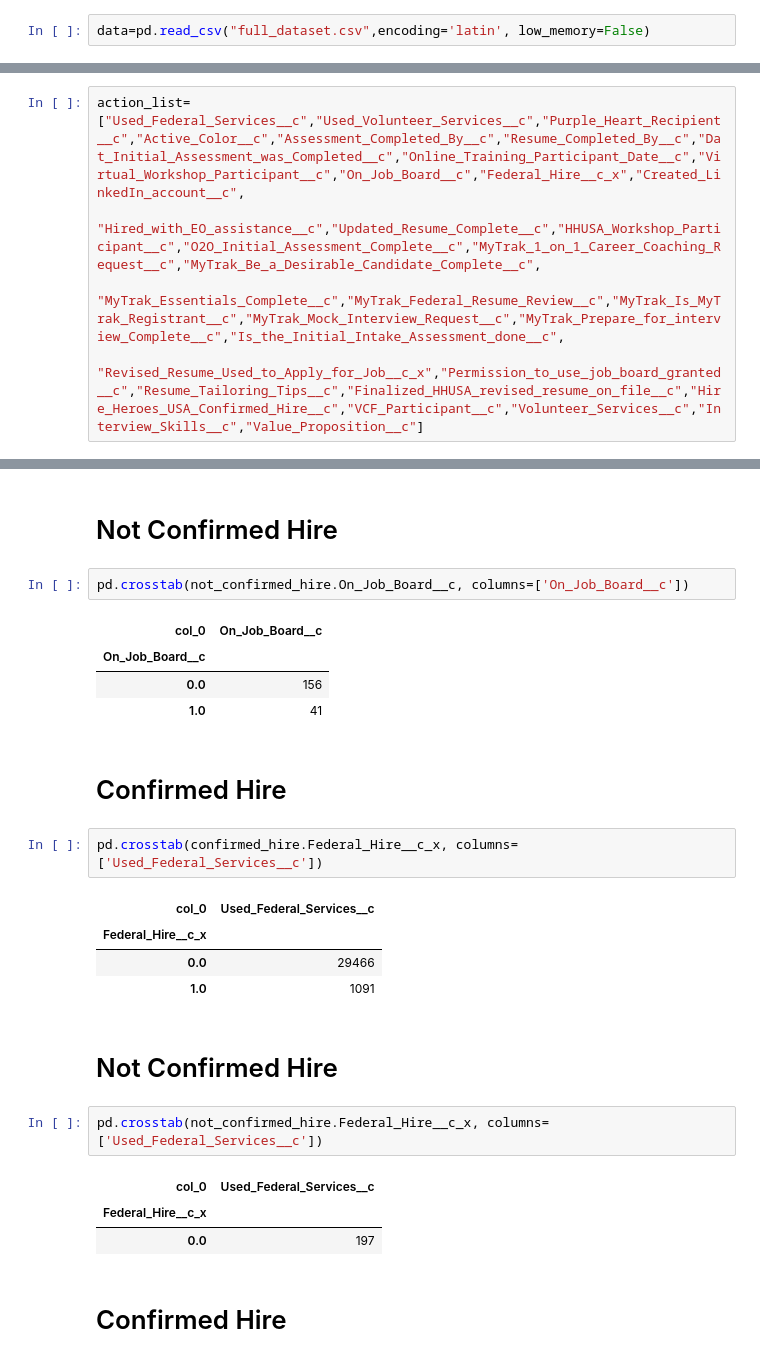
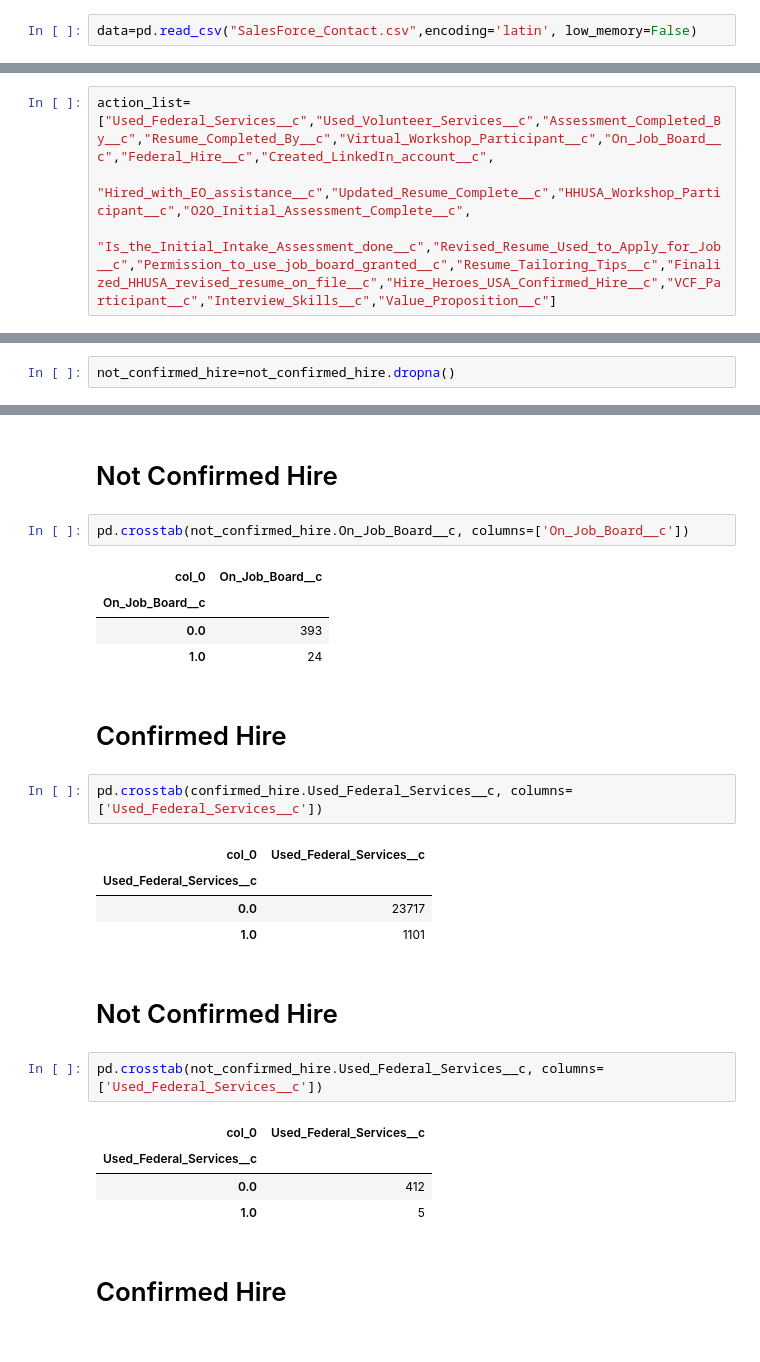
Before and after one commit to iAlhasan/DSP-Project, a Jupyter notebook: HireHero_Action_Analysis.ipynb, the cells around one changed output, grey strips where cells are left out. Saved outputs shown, nothing was run; the diff lists cells and outputs as text.

```diff
--- a/HireHero_Action_Analysis.ipynb
+++ b/HireHero_Action_Analysis.ipynb
@@ -1,7 +1,7 @@
 # %%
 import pandas as pd
 # %%
-data=pd.read_csv("full_dataset.csv",encoding='latin', low_memory=False)
+data=pd.read_csv("SalesForce_Contact.csv",encoding='latin', low_memory=False)
 # %%
 data.shape
 # %% [output]
@@ -57,8 +97,7 @@ not_confirmed_hire.shape
 # %%
-action_list=["Used_Federal_Services__c","Used_Volunteer_Services__c","Purple_Heart_Recipient__c","Active_Color__c","Assessment_Completed_By__c","Resume_Completed_By__c","Dat_Initial_Assessment_was_Completed__c","Online_Training_Participant_Date__c","Virtual_Workshop_Participant__c","On_Job_Board__c","Federal_Hire__c_x","Created_LinkedIn_account__c",
-             "Hired_with_EO_assistance__c","Updated_Resume_Complete__c","HHUSA_Workshop_Participant__c","O2O_Initial_Assessment_Complete__c","MyTrak_1_on_1_Career_Coaching_Request__c","MyTrak_Be_a_Desirable_Candidate_Complete__c",
-           "MyTrak_Essentials_Complete__c","MyTrak_Federal_Resume_Review__c","MyTrak_Is_MyTrak_Registrant__c","MyTrak_Mock_Interview_Request__c","MyTrak_Prepare_for_interview_Complete__c","Is_the_Initial_Intake_Assessment_done__c",
-            "Revised_Resume_Used_to_Apply_for_Job__c_x","Permission_to_use_job_board_granted__c","Resume_Tailoring_Tips__c","Finalized_HHUSA_revised_resume_on_file__c","Hire_Heroes_USA_Confirmed_Hire__c","VCF_Participant__c","Volunteer_Services__c","Interview_Skills__c","Value_Proposition__c"]
+action_list=["Used_Federal_Services__c","Used_Volunteer_Services__c","Assessment_Completed_By__c","Resume_Completed_By__c","Virtual_Workshop_Participant__c","On_Job_Board__c","Federal_Hire__c","Created_LinkedIn_account__c",
+             "Hired_with_EO_assistance__c","Updated_Resume_Complete__c","HHUSA_Workshop_Participant__c","O2O_Initial_Assessment_Complete__c",
+          "Is_the_Initial_Intake_Assessment_done__c","Revised_Resume_Used_to_Apply_for_Job__c","Permission_to_use_job_board_granted__c","Resume_Tailoring_Tips__c","Finalized_HHUSA_revised_resume_on_file__c","Hire_Heroes_USA_Confirmed_Hire__c","VCF_Participant__c","Interview_Skills__c","Value_Proposition__c"]
 # %%
 confirmed_hire=confirmed_hire[action_list]
 # %%
@@ -70,3 +175,5 @@ not_confirmed_hire=not_confirmed_hire[action_list]
+# %%
+not_confirmed_hire=not_confirmed_hire.dropna()
 # %%
 not_confirmed_hire.shape
 # %% [output]
@@ -149,25 +247,26 @@ pd.crosstab(not_confirmed_hire.On_Job_Board__c, columns=['On_Job_Board__c'])
 # %% [output]
 | col_0 | On_Job_Board__c |
 | On_Job_Board__c |  |
-| 0.0 | 156 |
-| 1.0 | 41 |
+| 0.0 | 393 |
+| 1.0 | 24 |
 # %% [markdown]
 #  Confirmed Hire
 # %%
-pd.crosstab(confirmed_hire.Federal_Hire__c_x, columns=['Used_Federal_Services__c'])
+pd.crosstab(confirmed_hire.Used_Federal_Services__c, columns=['Used_Federal_Services__c'])
 # %% [output]
 | col_0 | Used_Federal_Services__c |
-| Federal_Hire__c_x |  |
-| 0.0 | 29466 |
-| 1.0 | 1091 |
+| Used_Federal_Services__c |  |
+| 0.0 | 23717 |
+| 1.0 | 1101 |
 # %% [markdown]
 # Not  Confirmed Hire
 # %%
-pd.crosstab(not_confirmed_hire.Federal_Hire__c_x, columns=['Used_Federal_Services__c'])
+pd.crosstab(not_confirmed_hire.Used_Federal_Services__c, columns=['Used_Federal_Services__c'])
 # %% [output]
 | col_0 | Used_Federal_Services__c |
-| Federal_Hire__c_x |  |
-| 0.0 | 197 |
+| Used_Federal_Services__c |  |
+| 0.0 | 412 |
+| 1.0 | 5 |
 # %% [markdown]
 #  Confirmed Hire
 # %%
```
Also changed, not shown: parts of 47 cells of this notebook.
